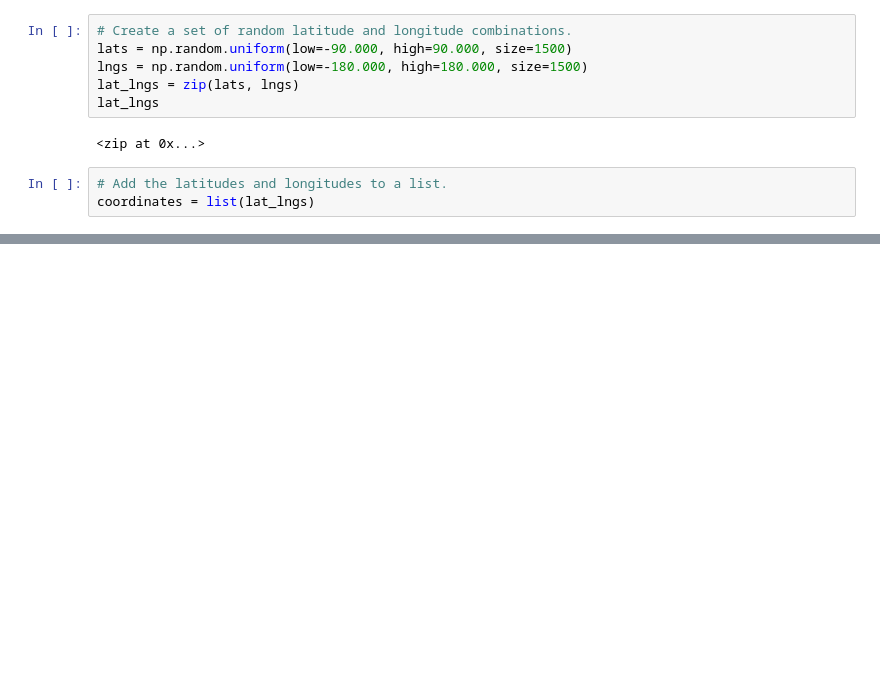
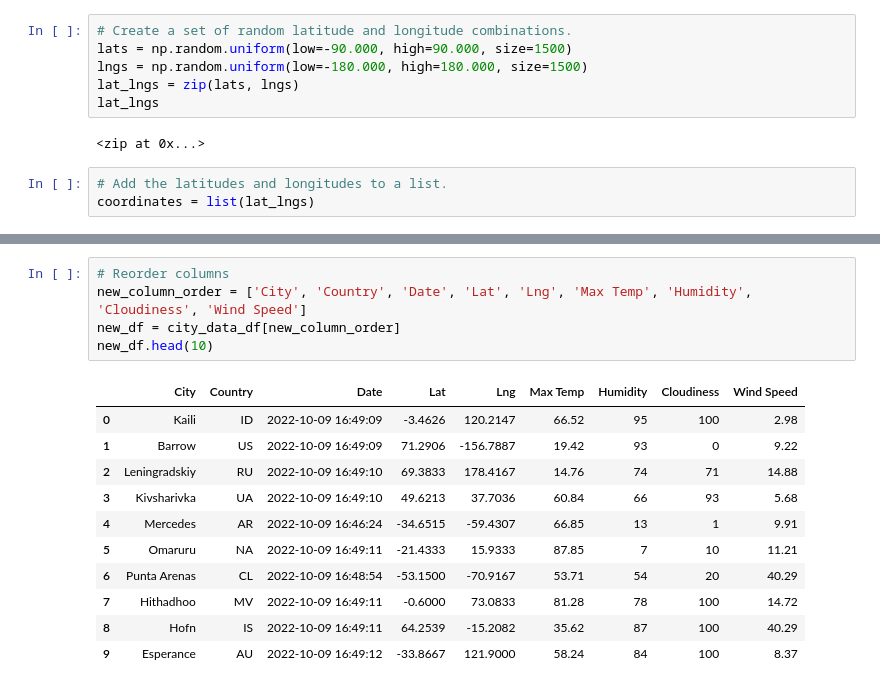
Before and after one commit to jessica1258/world_weather_analysis, a Jupyter notebook: WeatherPy.ipynb, the cells around one changed output, grey strips where cells are left out. Drawn from its saved outputs; the diff is of its cells as text; blank space fills up the shorter version.

```diff
--- a/WeatherPy.ipynb
+++ b/WeatherPy.ipynb
@@ -131,0 +248,17 @@ len(cities)
+# %%
+# Reorder columns
+new_column_order = ['City', 'Country', 'Date', 'Lat', 'Lng', 'Max Temp', 'Humidity', 'Cloudiness', 'Wind Speed']
+new_df = city_data_df[new_column_order]
+new_df.head(10)
+# %% [output]
+|  | City | Country | Date | Lat | Lng | Max Temp | Humidity | Cloudiness | Wind Speed |
+| 0 | Kaili | ID | 2022-10-09 16:49:09 | -3.4626 | 120.2147 | 66.52 | 95 | 100 | 2.98 |
+| 1 | Barrow | US | 2022-10-09 16:49:09 | 71.2906 | -156.7887 | 19.42 | 93 | 0 | 9.22 |
+| 2 | Leningradskiy | RU | 2022-10-09 16:49:10 | 69.3833 | 178.4167 | 14.76 | 74 | 71 | 14.88 |
+| 3 | Kivsharivka | UA | 2022-10-09 16:49:10 | 49.6213 | 37.7036 | 60.84 | 66 | 93 | 5.68 |
+| 4 | Mercedes | AR | 2022-10-09 16:46:24 | -34.6515 | -59.4307 | 66.85 | 13 | 1 | 9.91 |
+| 5 | Omaruru | NA | 2022-10-09 16:49:11 | -21.4333 | 15.9333 | 87.85 | 7 | 10 | 11.21 |
+| 6 | Punta Arenas | CL | 2022-10-09 16:48:54 | -53.1500 | -70.9167 | 53.71 | 54 | 20 | 40.29 |
+| 7 | Hithadhoo | MV | 2022-10-09 16:49:11 | -0.6000 | 73.0833 | 81.28 | 78 | 100 | 14.72 |
+| 8 | Hofn | IS | 2022-10-09 16:49:11 | 64.2539 | -15.2082 | 35.62 | 87 | 100 | 40.29 |
+| 9 | Esperance | AU | 2022-10-09 16:49:12 | -33.8667 | 121.9000 | 58.24 | 84 | 100 | 8.37 |
```
Also changed, not shown: parts of 11 cells of this notebook.
